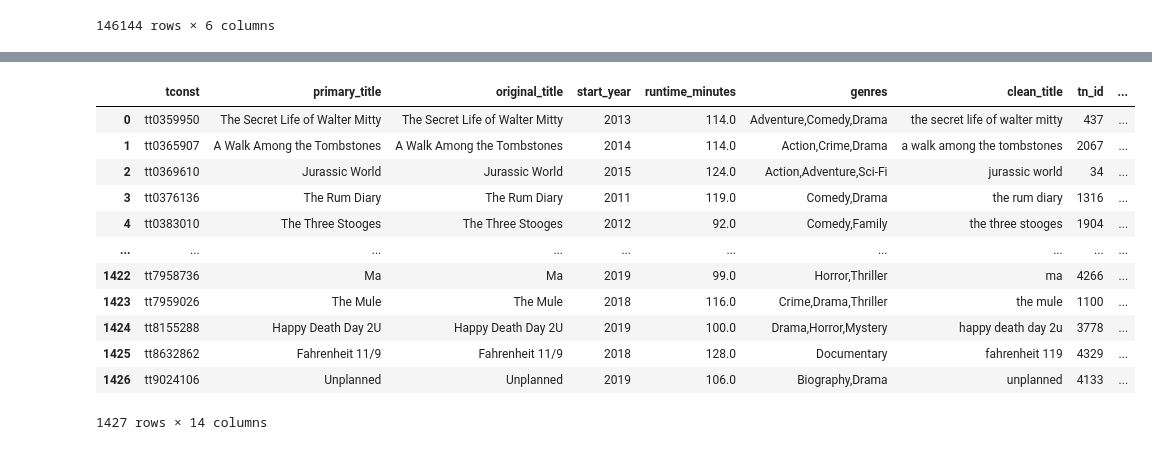
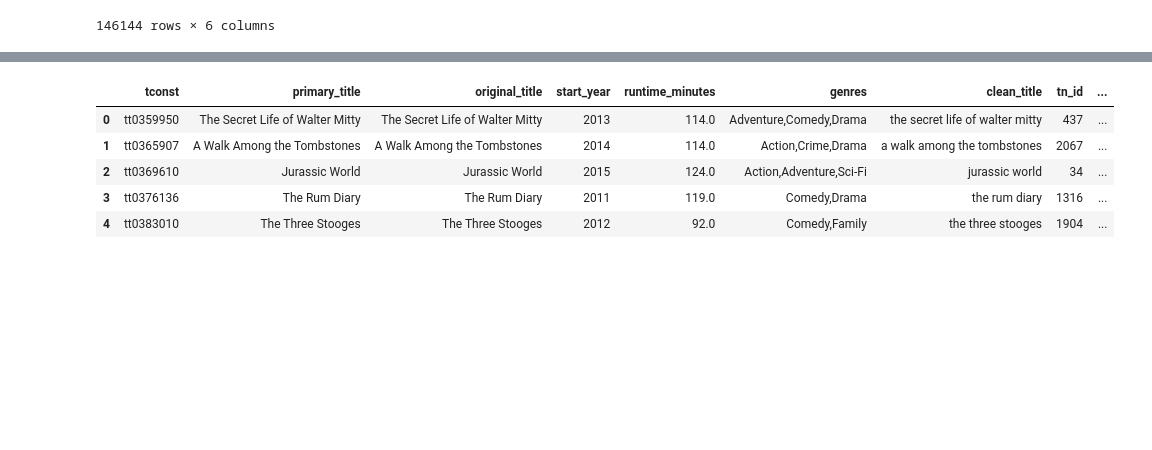
Before and after one commit to ndgigliotti/dsc-phase-1-project, a Jupyter notebook: genres.ipynb, the cells around one changed output, grey strips where cells are left out. Cells and saved outputs as stored; diff of their text form; code cells hidden in the pictures; blank space fills up the shorter version.

```diff
--- a/genres.ipynb
+++ b/genres.ipynb
@@ -9,0 +31,7 @@ import analysis
+# %%
+money_cols = ['production_budget', 'domestic_gross', 'worldwide_gross']
+tn[money_cols] = (tn.loc[:, money_cols]
+                    .apply(cleaning.process_strings)
+                    .apply(lambda x: x.astype('int64')))
+tn = tn.loc[tn.query('(domestic_gross > 0) & (worldwide_gross > 0)').index]
+tn.sort_values('worldwide_gross').head()
@@ -9,0 +74,3 @@ import analysis
+# %%
+tn = tn.loc[tn.query('(release_year <= 2019) & (release_year >= 2009)').index]
+tn
@@ -60,3 +163,2 @@ tmdb[tmdb.duplicated(keep=False)]
 # %%
-tmdb.drop_duplicates(inplace=True)
-tmdb
+imdb.drop_duplicates(subset=['primary_title', 'original_title', 'start_year'], inplace=True)
@@ -98,8 +164,0 @@ tn
-# %%
-money_cols = ['production_budget', 'domestic_gross', 'worldwide_gross']
-tn[money_cols] = (tn.loc[:, money_cols]
-                    .apply(cleaning.process_strings)
-                    .apply(lambda x: x.astype('int64')))
-tn = tn.query('(domestic_gross > 0) & (worldwide_gross > 0)')
-# tn = tn.loc[(tn[['domestic_gross', 'worldwide_gross']] > 0).all(axis=1)]
-tn.sort_values('worldwide_gross').head()
@@ -116,18 +167,11 @@ tmdb['clean_title'] = cleaning.process_strings(tmdb.loc[:, 'title'])
 tn = tn.assign(clean_title=cleaning.process_strings(tn['movie']))
 # %%
-imdb_tn = pd.merge(imdb, tn, how='inner', left_on=['start_year', 'clean_title'], right_on=['release_year', 'clean_title'])
-imdb_tn
+imdb = pd.merge(imdb, tn, how='inner', left_on=['start_year', 'clean_title'], right_on=['release_year', 'clean_title'])
+imdb.head()
 # %% [output]
 |  | tconst | primary_title | original_title | start_year | runtime_minutes | genres | clean_title | tn_id | ... |
 | 0 | tt0359950 | The Secret Life of Walter Mitty | The Secret Life of Walter Mitty | 2013 | 114.0 | Adventure,Comedy,Drama | the secret life of walter mitty | 437 | ... |
 | 1 | tt0365907 | A Walk Among the Tombstones | A Walk Among the Tombstones | 2014 | 114.0 | Action,Crime,Drama | a walk among the tombstones | 2067 | ... |
 | 2 | tt0369610 | Jurassic World | Jurassic World | 2015 | 124.0 | Action,Adventure,Sci-Fi | jurassic world | 34 | ... |
 | 3 | tt0376136 | The Rum Diary | The Rum Diary | 2011 | 119.0 | Comedy,Drama | the rum diary | 1316 | ... |
 | 4 | tt0383010 | The Three Stooges | The Three Stooges | 2012 | 92.0 | Comedy,Family | the three stooges | 1904 | ... |
-| ... | ... | ... | ... | ... | ... | ... | ... | ... | ... |
-| 1422 | tt7958736 | Ma | Ma | 2019 | 99.0 | Horror,Thriller | ma | 4266 | ... |
-| 1423 | tt7959026 | The Mule | The Mule | 2018 | 116.0 | Crime,Drama,Thriller | the mule | 1100 | ... |
-| 1424 | tt8155288 | Happy Death Day 2U | Happy Death Day 2U | 2019 | 100.0 | Drama,Horror,Mystery | happy death day 2u | 3778 | ... |
-| 1425 | tt8632862 | Fahrenheit 11/9 | Fahrenheit 11/9 | 2018 | 128.0 | Documentary | fahrenheit 119 | 4329 | ... |
-| 1426 | tt9024106 | Unplanned | Unplanned | 2019 | 106.0 | Biography,Drama | unplanned | 4133 | ... |
-1427 rows × 14 columns
```
Also changed, not shown: parts of 69 cells of this notebook, 1 other file.
